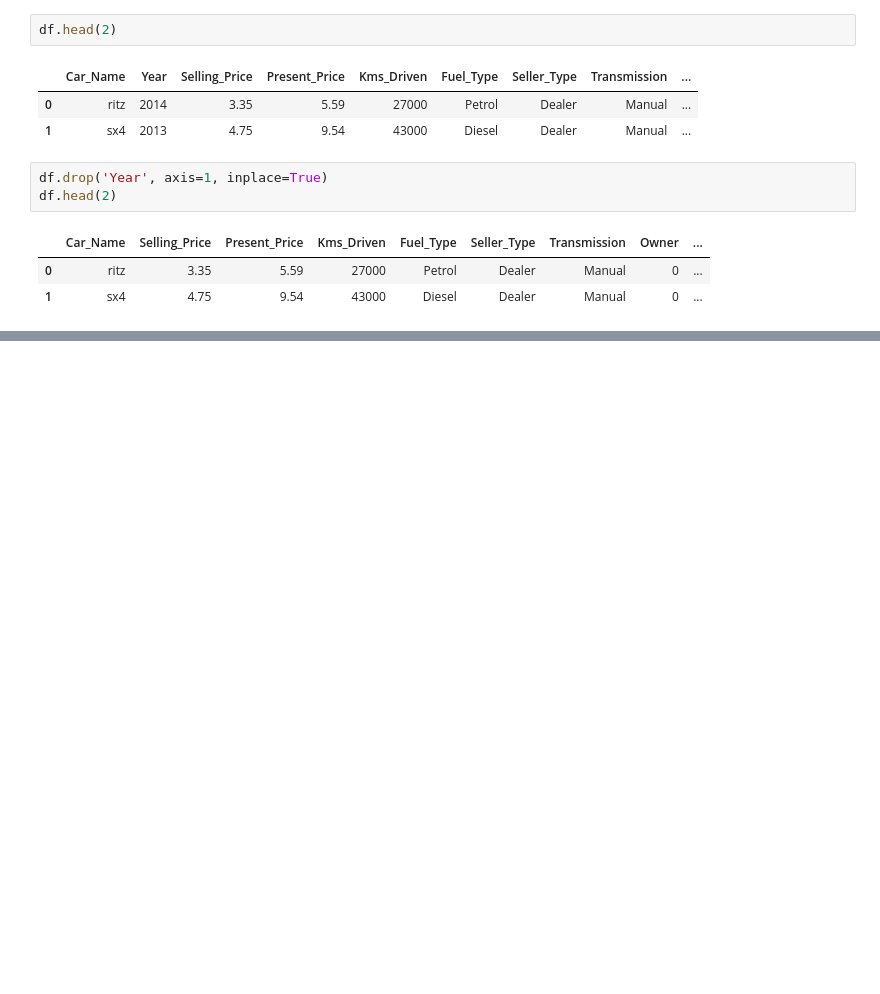
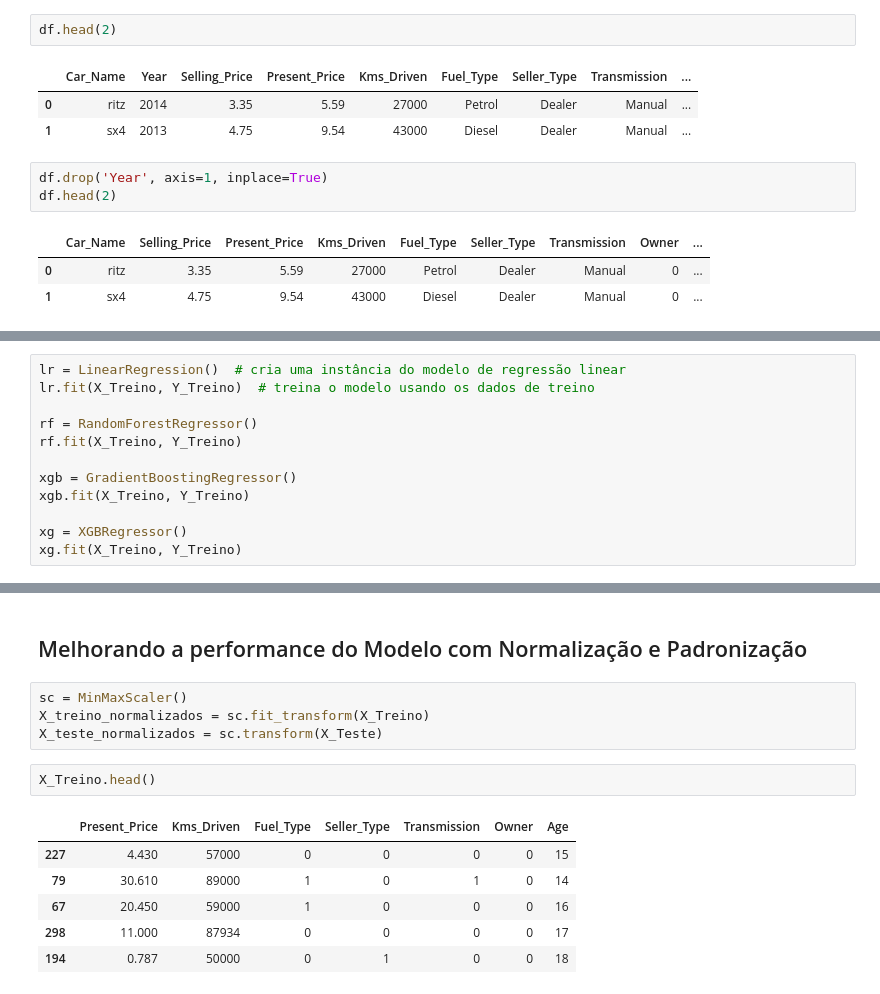
Before and after one commit to fargonemaciel/nerd_dos_dados_codes, a Jupyter notebook: FargonePrevendoPrecosDeVeiculos.ipynb, the cells around one changed output, grey strips where cells are left out. Saved outputs shown, nothing was run; the diff lists cells and outputs as text; blank space fills up the shorter version.

```diff
--- a/FargonePrevendoPrecosDeVeiculos.ipynb
+++ b/FargonePrevendoPrecosDeVeiculos.ipynb
@@ -244,0 +392,12 @@ df.head(2)
+# %%
+lr = LinearRegression()  # cria uma instância do modelo de regressão linear
+lr.fit(X_Treino, Y_Treino)  # treina o modelo usando os dados de treino
+
+rf = RandomForestRegressor()
+rf.fit(X_Treino, Y_Treino)
+
+xgb = GradientBoostingRegressor()
+xgb.fit(X_Treino, Y_Treino)
+
+xg = XGBRegressor()
+xg.fit(X_Treino, Y_Treino)
@@ -244,0 +521,15 @@ df.head(2)
+# %% [markdown]
+## Melhorando a performance do Modelo com Normalização e Padronização
+# %%
+sc = MinMaxScaler()
+X_treino_normalizados = sc.fit_transform(X_Treino)
+X_teste_normalizados = sc.transform(X_Teste)
+# %%
+X_Treino.head()
+# %% [output]
+|  | Present_Price | Kms_Driven | Fuel_Type | Seller_Type | Transmission | Owner | Age |
+| 227 | 4.430 | 57000 | 0 | 0 | 0 | 0 | 15 |
+| 79 | 30.610 | 89000 | 1 | 0 | 1 | 0 | 14 |
+| 67 | 20.450 | 59000 | 1 | 0 | 0 | 0 | 16 |
+| 298 | 11.000 | 87934 | 0 | 0 | 0 | 0 | 17 |
+| 194 | 0.787 | 50000 | 0 | 1 | 0 | 0 | 18 |
```
Also changed, not shown: parts of 36 cells of this notebook.
